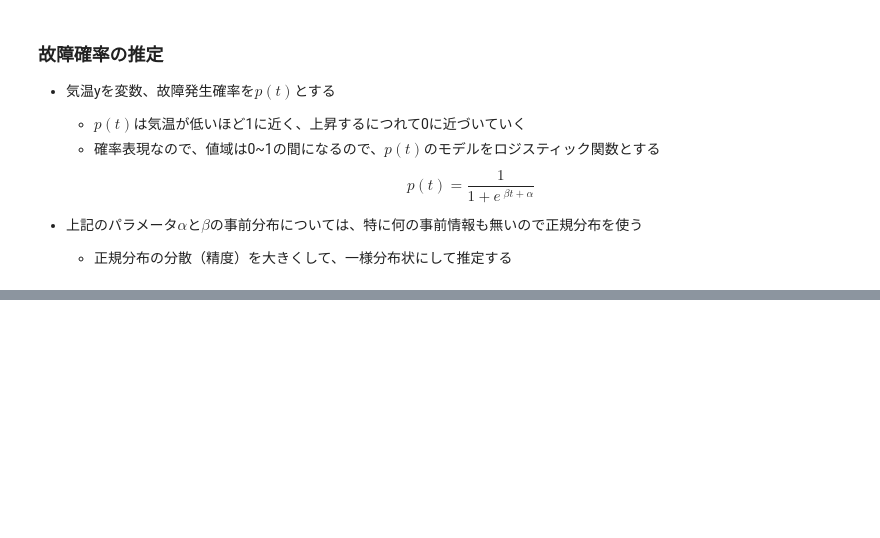
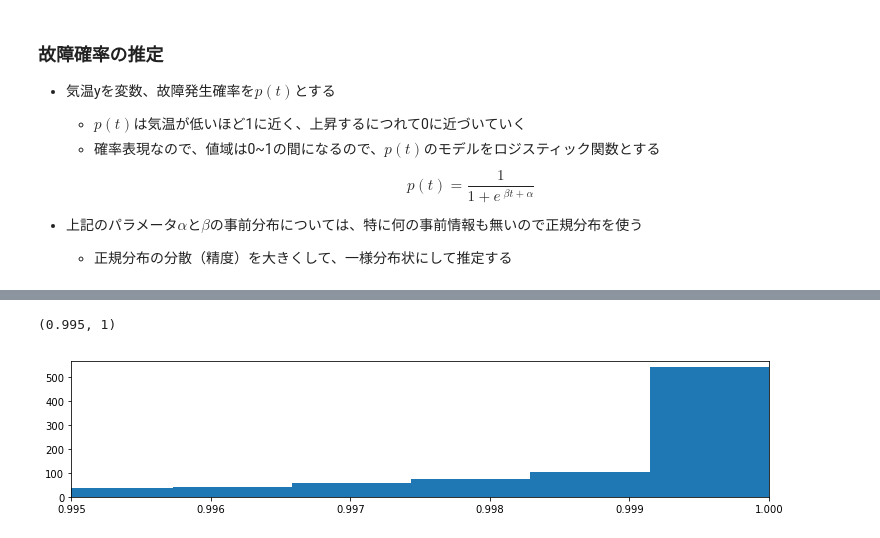
Before and after one commit to kano00/BayesianMethodForHackers, a Jupyter notebook: Chapter2.ipynb, the cells around one changed output, grey strips where cells are left out. Cells and saved outputs as stored; diff of their text form; code cells hidden in the pictures; blank space fills up the shorter version.

```diff
--- a/Chapter2.ipynb
+++ b/Chapter2.ipynb
@@ -315,0 +321,9 @@ ModuleNotFoundError: No module named 'scipy.mstats'
+# %%
+figsize(12.5, 2.5)
+
+prob_31 = logistic(31, beta_samples, alpha_samples)
+ret=plt.hist(prob_31, bins=1000, normed=True)
+plt.xlim(0.995, 1)
+# %% [output]
+(0.995, 1)
+[figure, added]
```
Also changed, not shown: parts of 21 cells of this notebook.
